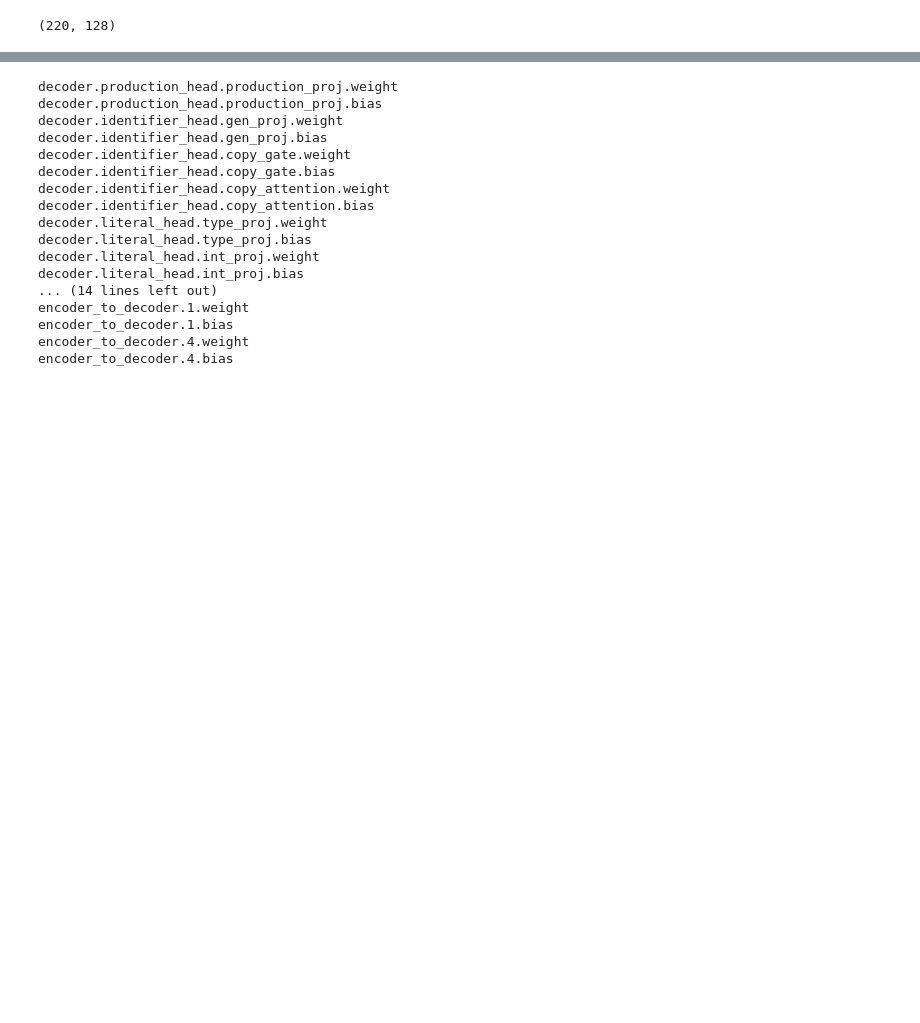
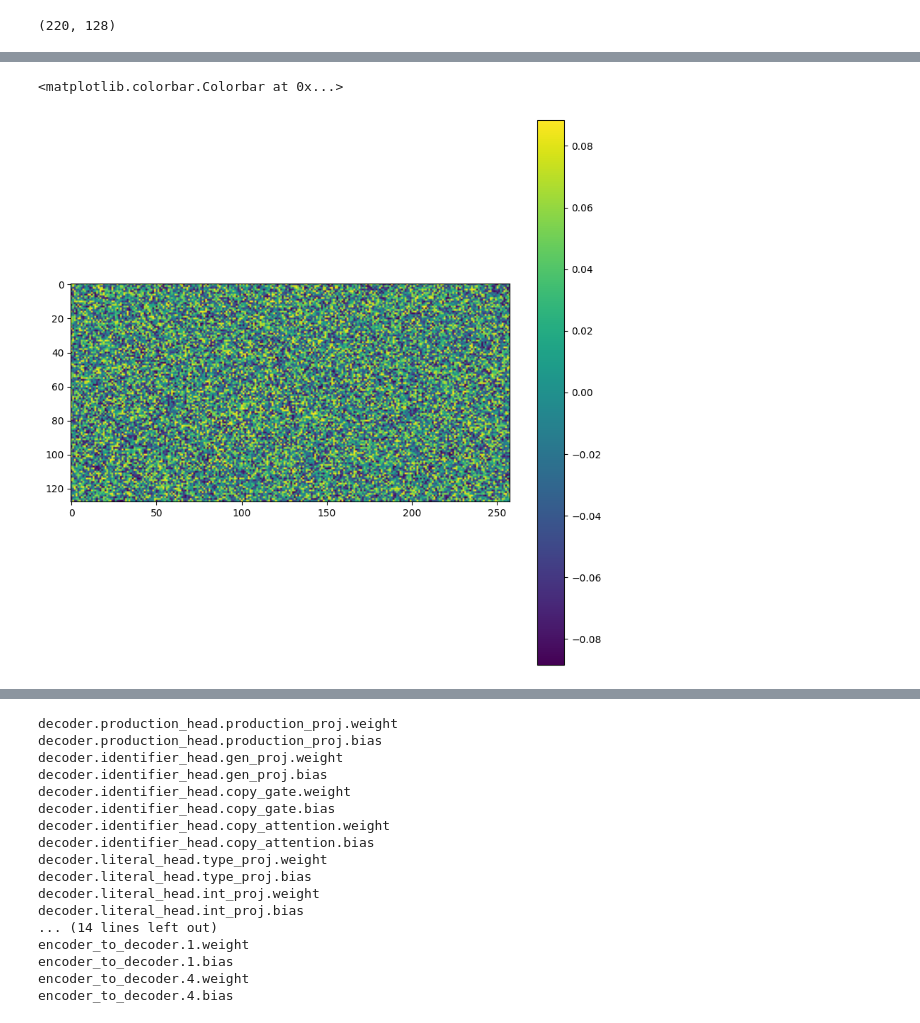
Before and after one commit to alexeyche/HRM, a Jupyter notebook: noteboks/test_model.ipynb, the cells around one changed output, grey strips where cells are left out. Saved outputs shown, nothing was run; the diff lists cells and outputs as text; code cells hidden in the pictures; blank space fills up the shorter version.

```diff
--- a/noteboks/test_model.ipynb
+++ b/noteboks/test_model.ipynb
@@ -58 +79,8 @@ w.shape
+# %%
+plt.figure(figsize=(10, 10))
+plt.imshow(w_random.T)
+plt.colorbar()
+# %% [output]
+<matplotlib.colorbar.Colorbar at 0x...>
+[figure, added]
 # %%
```
Also changed, not shown: parts of 6 cells of this notebook, 4 other files.
